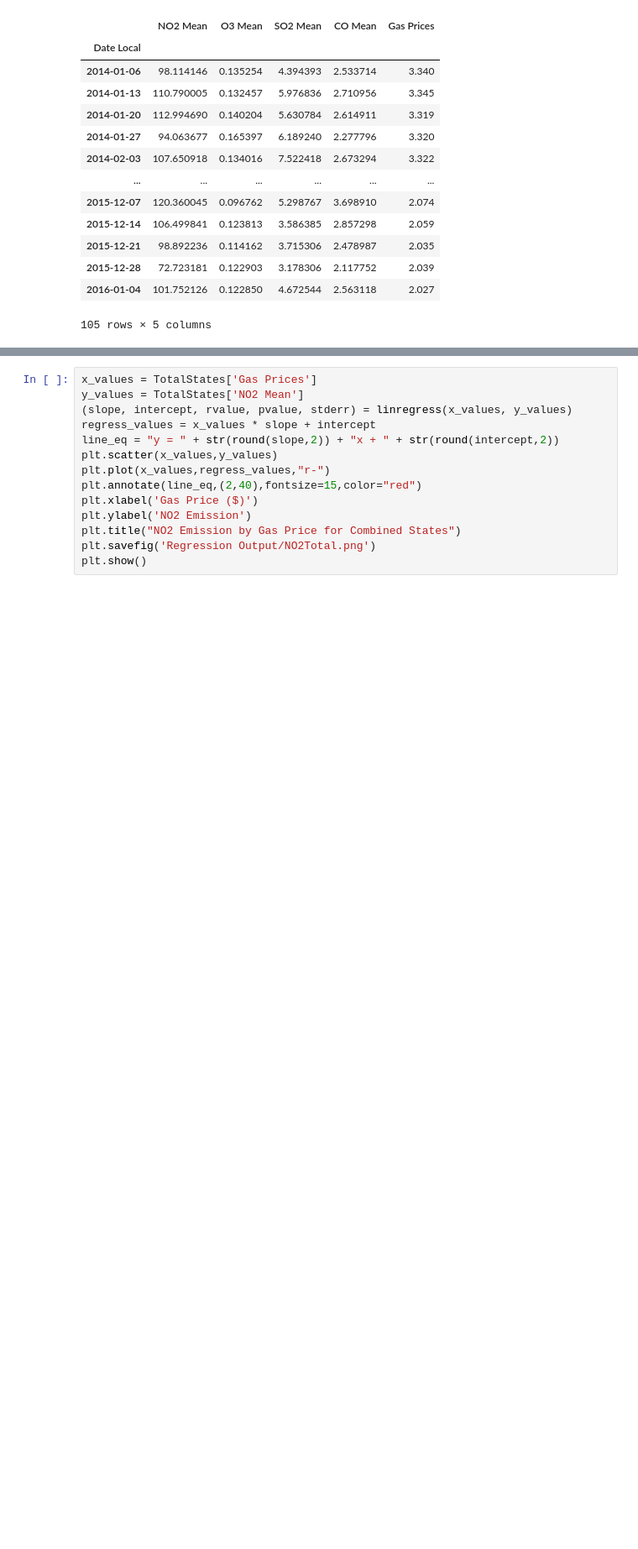
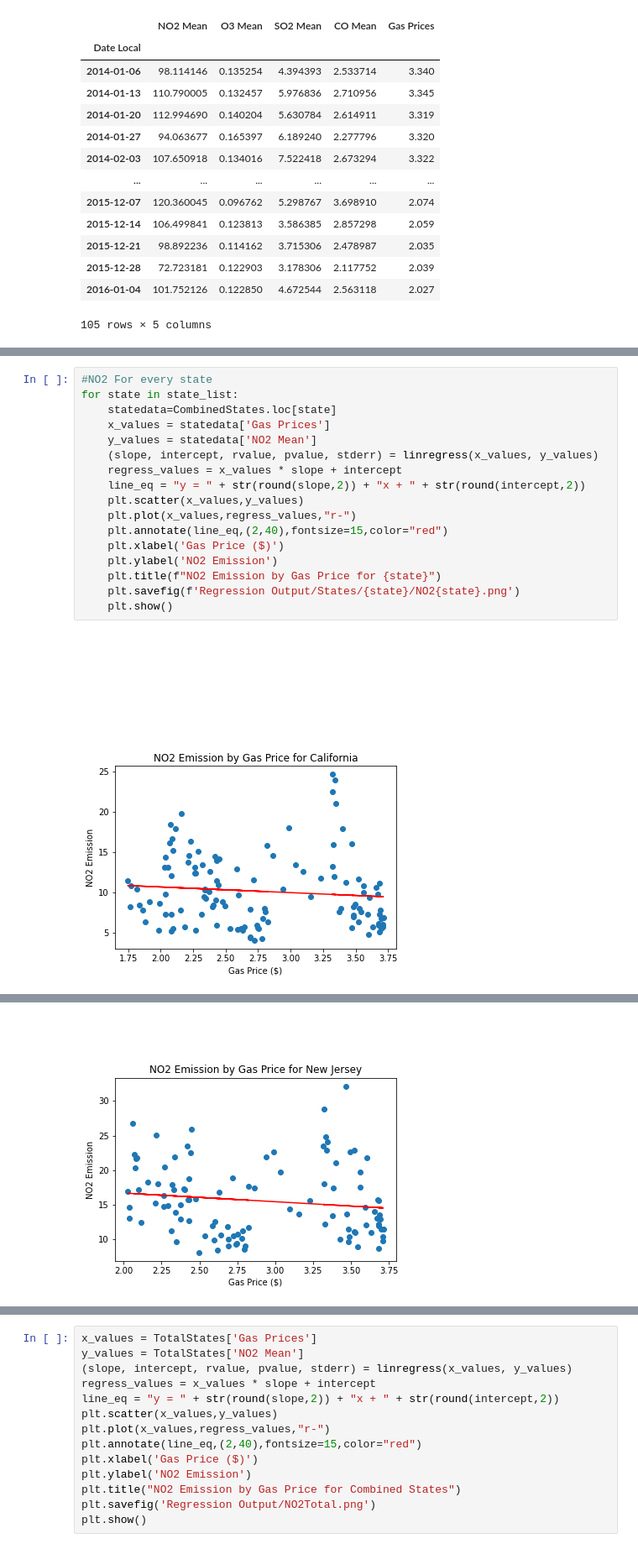
Before and after one commit to jpraasch/GroupProject1, a Jupyter notebook: Data_Analysis.ipynb, the cells around one changed output, grey strips where cells are left out. Shown at 84% size. Saved outputs shown, nothing was run; the diff lists cells and outputs as text; blank space fills up the shorter version.

Commit message:
Added regression for every state

```diff
--- a/Data_Analysis.ipynb
+++ b/Data_Analysis.ipynb
@@ -332,3 +325,22 @@ CombinedStates
 |  | 2016-04-25 | 6.804149 | 0.034264 | 0.271956 | 0.162120 | 2.182 |
 |  | 2016-05-02 | 5.089318 | 0.033554 | 0.227107 | 0.156535 | 2.271 |
 834 rows × 5 columns
+# %%
+#NO2 For every state
+for state in state_list:
+    statedata=CombinedStates.loc[state]
+    x_values = statedata['Gas Prices']
+    y_values = statedata['NO2 Mean']
+    (slope, intercept, rvalue, pvalue, stderr) = linregress(x_values, y_values)
+    regress_values = x_values * slope + intercept
+    line_eq = "y = " + str(round(slope,2)) + "x + " + str(round(intercept,2))
+    plt.scatter(x_values,y_values)
+    plt.plot(x_values,regress_values,"r-")
+    plt.annotate(line_eq,(2,40),fontsize=15,color="red")
+    plt.xlabel('Gas Price ($)')
+    plt.ylabel('NO2 Emission')
+    plt.title(f"NO2 Emission by Gas Price for {state}")
+    plt.savefig(f'Regression Output/States/{state}/NO2{state}.png')
+    plt.show()
+# %% [output]
+[figure, added]
@@ -334,0 +349 @@ CombinedStates
+[figure, added]
```
Also changed, not shown: parts of 5 cells of this notebook, 28 other files.
